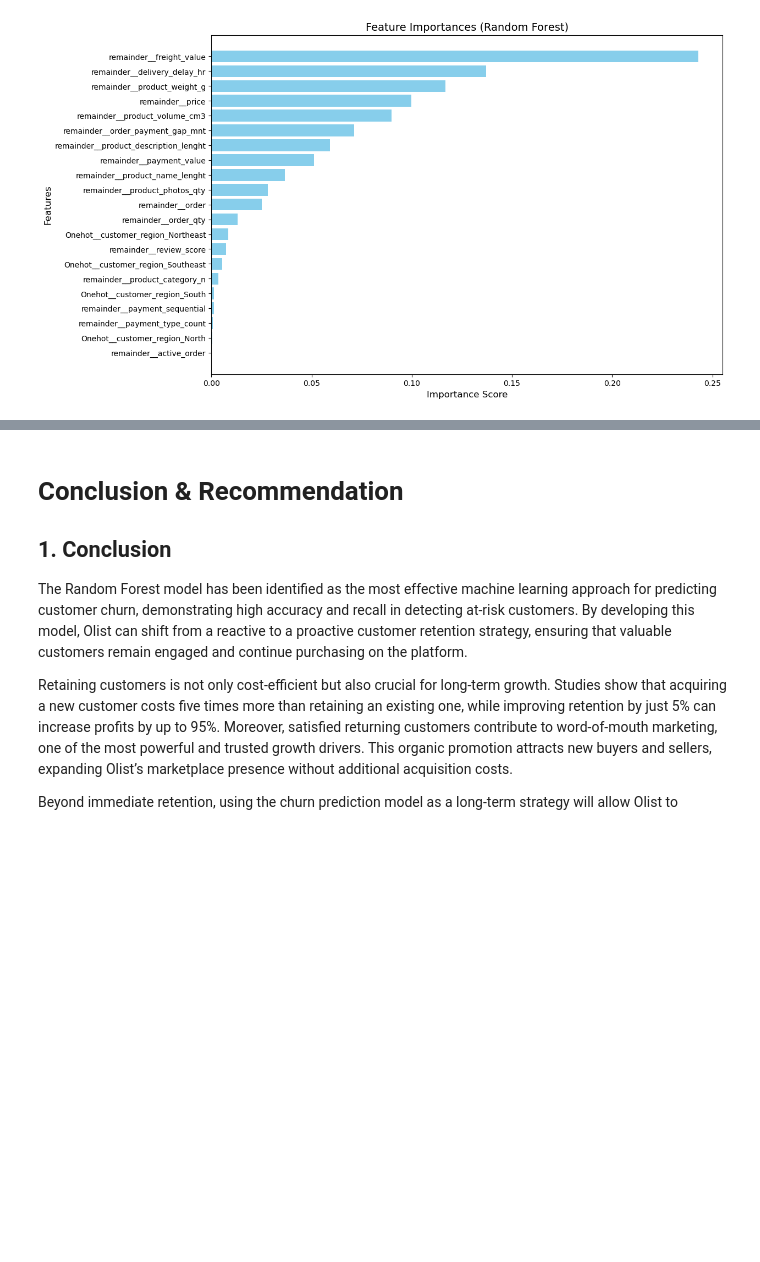
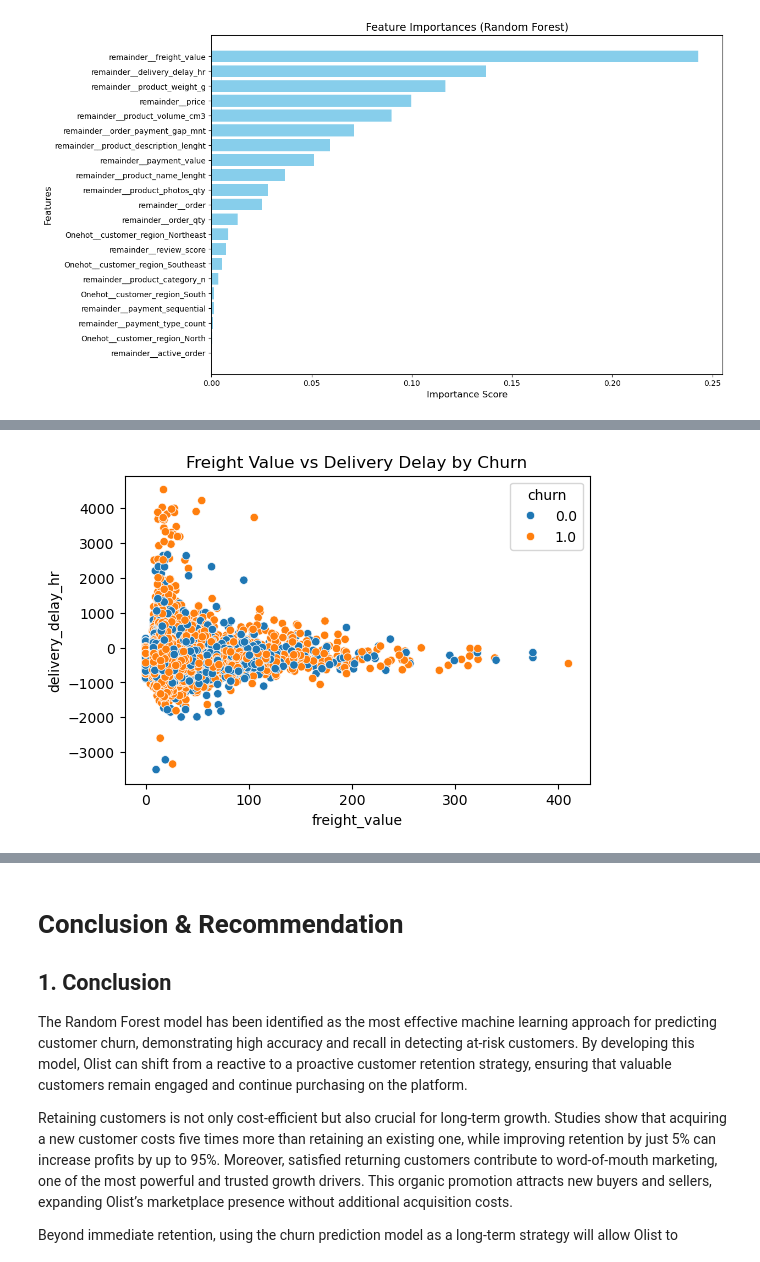
Before and after one commit to stevanus1997/final_project_alpha, a Jupyter notebook: brazillian_olist.ipynb, the cells around one changed output, grey strips where cells are left out. Drawn from its saved outputs; the diff is of its cells as text; code cells hidden in the pictures; blank space fills up the shorter version.

```diff
--- a/brazillian_olist.ipynb
+++ b/brazillian_olist.ipynb
@@ -3101,0 +3212,12 @@ plt.show()
+# %%
+plt.figure(figsize=(6,4))
+sns.scatterplot(
+    data=olist_new2,
+    x='freight_value',
+    y='delivery_delay_hr',
+    hue='churn'
+)
+plt.title('Freight Value vs Delivery Delay by Churn')
+plt.show()
+# %% [output]
+[figure, added]
```
Also changed, not shown: parts of 14 cells of this notebook, 2 other files.
